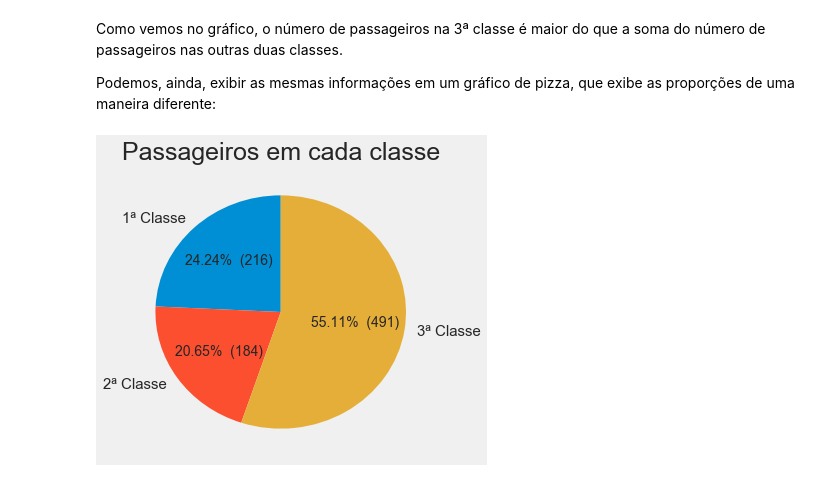
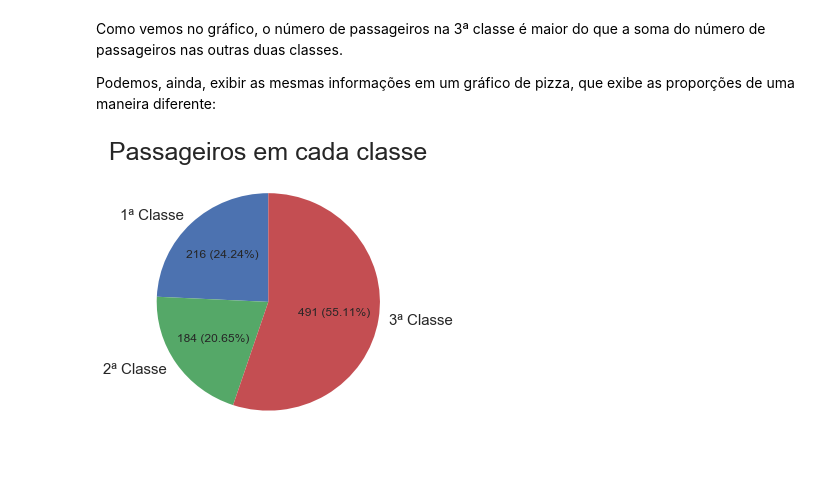
Before and after one commit to pedrohasantiago/udacity-titanic, a Jupyter notebook: analysis-report.ipynb, the cells around one changed output. Saved outputs shown, nothing was run; the diff lists cells and outputs as text; code cells hidden in the pictures.

```diff
--- a/analysis-report.ipynb
+++ b/analysis-report.ipynb
@@ -529,7 +535,7 @@ def make_autopct(values):
     def my_autopct(pct):
         total = sum(values)
         val = int(round(pct*total/100.0))
-        return '{p:.2f}%  ({v:d})'.format(p=pct,v=val)
+        return '{v:d} ({p:.2f}%)'.format(p=pct,v=val)
     return my_autopct
 
 # Chamando o gráfico
@@ -537,8 +543,7 @@ patches, texts, autotexts = mpl.pyplot.pie(eixo_y2, labels=sex_data.index.values
     autopct=make_autopct(eixo_y2),
     shadow=False, startangle=90);
 
-# Estilo do gráfico
+# Estilo do gráfico (atenção: o Searborn não suporta gráficos de pizza)
 mpl.pyplot.title('Passageiros de cada sexo', fontsize=25) # Título do gráfico
-mpl.style.use('fivethirtyeight') # O Searborn não suporta gráficos de pizza, então usamos este modelo padrão do Matplotlib.
 texts = [ _.set_fontsize(15) for _ in texts ] # Aumenta as etiquetas da pizza
 # %% [output]
@@ -864,14 +871,13 @@ Podemos, ainda, exibir as mesmas informações em um gráfico de pizza, que exib
 # %%
 fig, ax10 = mpl.pyplot.subplots(figsize=(5, 5))
 
 # Chamando o gráfico
 patches, texts, autotexts = mpl.pyplot.pie(eixo_y7, labels=df4.index.values.tolist(),
     autopct=make_autopct(eixo_y7),
     shadow=False, startangle=90);
 
-# Estilo do gráfico
+# Estilo do gráfico (atenção: o Searborn não suporta gráficos de pizza)
 mpl.pyplot.title('Passageiros em cada classe', fontsize=25) # Título do gráfico
-mpl.style.use('fivethirtyeight') # O Searborn não suporta gráficos de pizza, então usamos este modelo padrão do Matplotlib.
 texts = [ _.set_fontsize(15) for _ in texts ] # Aumenta as etiquetas da pizza
 # %% [output]
-[figure, old version]
+[figure, new version]
```
Also changed, not shown: parts of 14 cells of this notebook, 1 other file.
